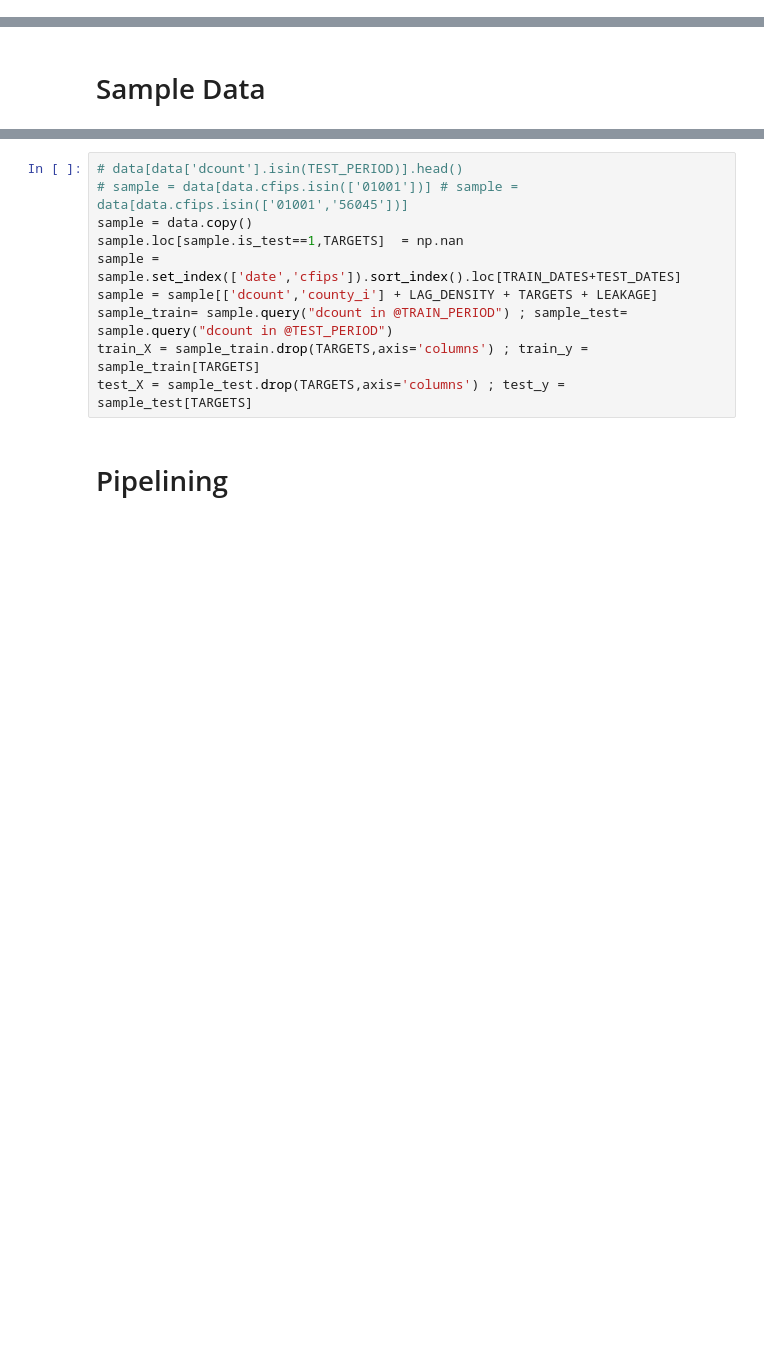
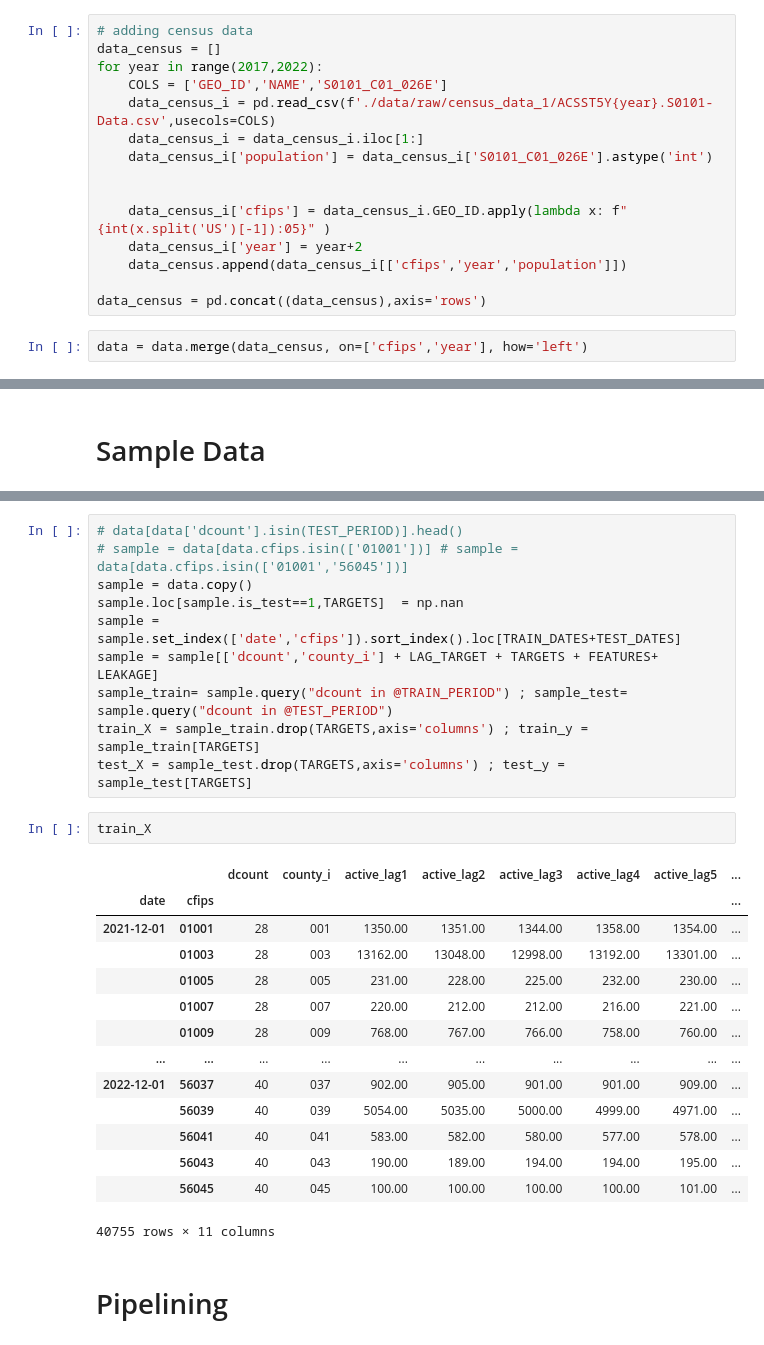
Before and after one commit to sametmarasli/Kaggle_GoDaddy-128th-Place-Silver, a Jupyter notebook: model_pipeline_absolute.ipynb, the cells around one changed output, grey strips where cells are left out. Drawn from its saved outputs; the diff is of its cells as text; blank space fills up the shorter version.

```diff
--- a/model_pipeline_absolute.ipynb
+++ b/model_pipeline_absolute.ipynb
@@ -111,0 +93,17 @@ data[data['cfips'] == '01001'].tail()
+# %%
+# adding census data
+data_census = []
+for year in range(2017,2022):
+    COLS = ['GEO_ID','NAME','S0101_C01_026E']
+    data_census_i = pd.read_csv(f'./data/raw/census_data_1/ACSST5Y{year}.S0101-Data.csv',usecols=COLS)
+    data_census_i = data_census_i.iloc[1:]
+    data_census_i['population'] = data_census_i['S0101_C01_026E'].astype('int')
+
+
+    data_census_i['cfips'] = data_census_i.GEO_ID.apply(lambda x: f"{int(x.split('US')[-1]):05}" )
+    data_census_i['year'] = year+2
+    data_census.append(data_census_i[['cfips','year','population']])
+
+data_census = pd.concat((data_census),axis='rows')
+# %%
+data = data.merge(data_census, on=['cfips','year'], how='left')
@@ -133,9 +141,26 @@ LAG_DENSITY = ['mdensity_lag1', 'mdensity_lag2', 'mdensity_lag3']
 sample = data.copy()
 sample.loc[sample.is_test==1,TARGETS]  = np.nan
 sample = sample.set_index(['date','cfips']).sort_index().loc[TRAIN_DATES+TEST_DATES]
-sample = sample[['dcount','county_i'] + LAG_DENSITY + TARGETS + LEAKAGE]
+sample = sample[['dcount','county_i'] + LAG_TARGET + TARGETS + FEATURES+ LEAKAGE]
 sample_train= sample.query("dcount in @TRAIN_PERIOD") ; sample_test= sample.query("dcount in @TEST_PERIOD")
 train_X = sample_train.drop(TARGETS,axis='columns') ; train_y = sample_train[TARGETS]
 test_X = sample_test.drop(TARGETS,axis='columns') ; test_y = sample_test[TARGETS]
+# %%
+train_X
+# %% [output]
+|  |  | dcount | county_i | active_lag1 | active_lag2 | active_lag3 | active_lag4 | active_lag5 | ... |
+| date | cfips |  |  |  |  |  |  |  | ... |
+| 2021-12-01 | 01001 | 28 | 001 | 1350.00 | 1351.00 | 1344.00 | 1358.00 | 1354.00 | ... |
+|  | 01003 | 28 | 003 | 13162.00 | 13048.00 | 12998.00 | 13192.00 | 13301.00 | ... |
+|  | 01005 | 28 | 005 | 231.00 | 228.00 | 225.00 | 232.00 | 230.00 | ... |
+|  | 01007 | 28 | 007 | 220.00 | 212.00 | 212.00 | 216.00 | 221.00 | ... |
+|  | 01009 | 28 | 009 | 768.00 | 767.00 | 766.00 | 758.00 | 760.00 | ... |
+| ... | ... | ... | ... | ... | ... | ... | ... | ... | ... |
+| 2022-12-01 | 56037 | 40 | 037 | 902.00 | 905.00 | 901.00 | 901.00 | 909.00 | ... |
+|  | 56039 | 40 | 039 | 5054.00 | 5035.00 | 5000.00 | 4999.00 | 4971.00 | ... |
+|  | 56041 | 40 | 041 | 583.00 | 582.00 | 580.00 | 577.00 | 578.00 | ... |
+|  | 56043 | 40 | 043 | 190.00 | 189.00 | 194.00 | 194.00 | 195.00 | ... |
+|  | 56045 | 40 | 045 | 100.00 | 100.00 | 100.00 | 100.00 | 101.00 | ... |
+40755 rows × 11 columns
 # %% [markdown]
 # Pipelining
```
Also changed, not shown: parts of 44 cells of this notebook, 4 other files.
